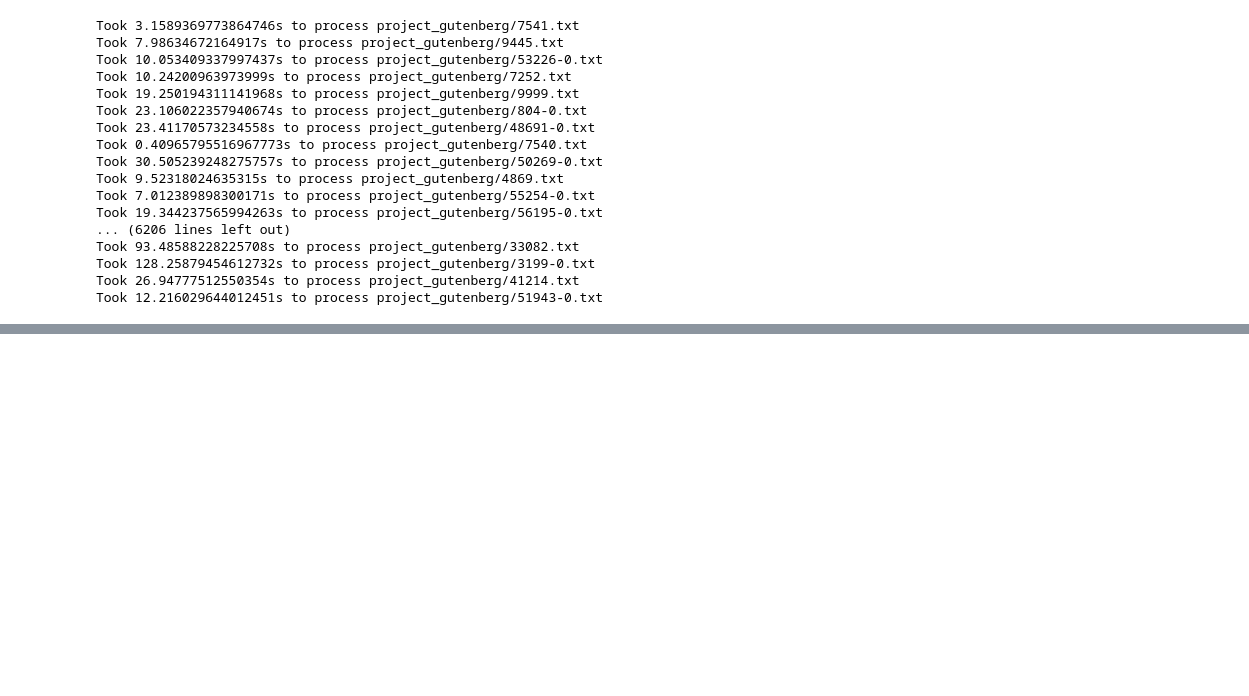
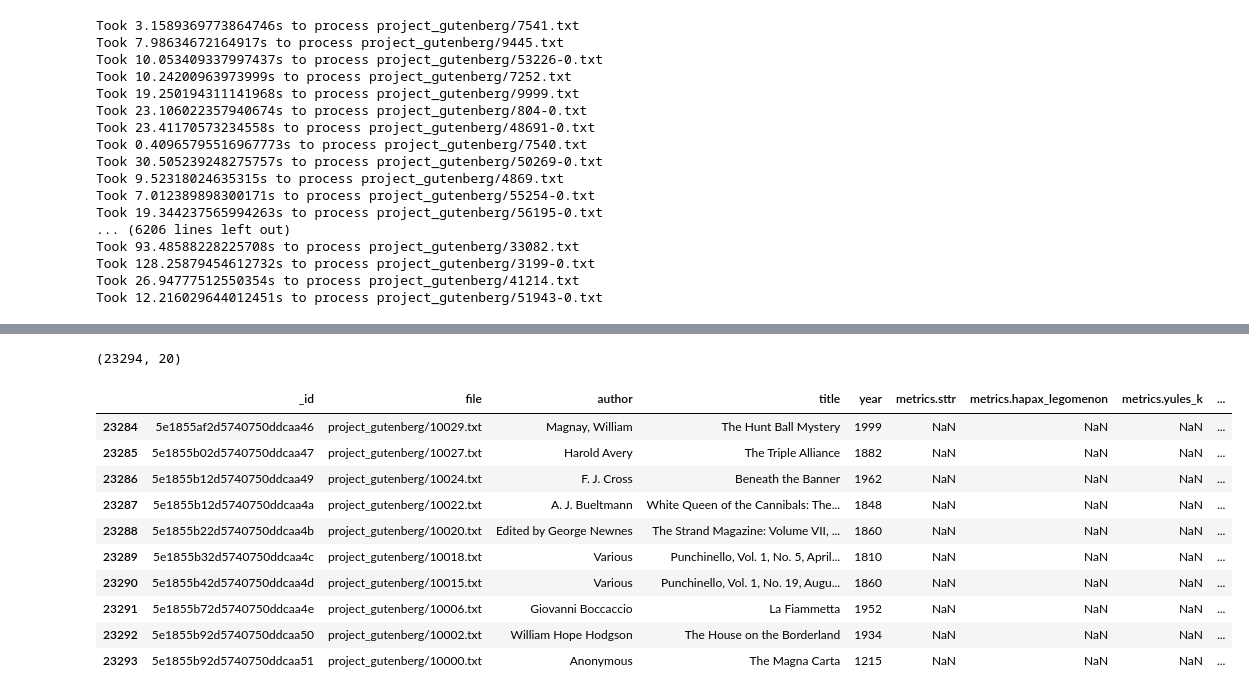
Before and after one commit to michaeleby1/stylometric-analysis-project-gutenberg, a Jupyter notebook: feature_engineering.ipynb, the cells around one changed output, grey strips where cells are left out. Cells and saved outputs as stored; diff of their text form; code cells hidden in the pictures; blank space fills up the shorter version.

Commit message:
metrics csv

```diff
--- a/feature_engineering.ipynb
+++ b/feature_engineering.ipynb
@@ -137,0 +150,23 @@ filelist[:5]
+# %%
+import pandas as pd
+from pandas.io.json import json_normalize
+datapoints = list(collection.find({}, {'text': 0}))
+df = pd.DataFrame(json_normalize(datapoints))
+df.head()
+print(df.shape)
+# %% [output]
+(23294, 20)
+# %%
+df.tail(10)
+# %% [output]
+|  | _id | file | author | title | year | metrics.sttr | metrics.hapax_legomenon | metrics.yules_k | ... |
+| 23284 | 5e1855af2d5740750ddcaa46 | project_gutenberg/10029.txt | Magnay, William | The Hunt Ball Mystery | 1999 | NaN | NaN | NaN | ... |
+| 23285 | 5e1855b02d5740750ddcaa47 | project_gutenberg/10027.txt | Harold Avery | The Triple Alliance | 1882 | NaN | NaN | NaN | ... |
+| 23286 | 5e1855b12d5740750ddcaa49 | project_gutenberg/10024.txt | F. J. Cross | Beneath the Banner | 1962 | NaN | NaN | NaN | ... |
+| 23287 | 5e1855b12d5740750ddcaa4a | project_gutenberg/10022.txt | A. J. Bueltmann | White Queen of the Cannibals: The... | 1848 | NaN | NaN | NaN | ... |
+| 23288 | 5e1855b22d5740750ddcaa4b | project_gutenberg/10020.txt | Edited by George Newnes | The Strand Magazine: Volume VII, ... | 1860 | NaN | NaN | NaN | ... |
+| 23289 | 5e1855b32d5740750ddcaa4c | project_gutenberg/10018.txt | Various | Punchinello, Vol. 1, No. 5, April... | 1810 | NaN | NaN | NaN | ... |
+| 23290 | 5e1855b42d5740750ddcaa4d | project_gutenberg/10015.txt | Various | Punchinello, Vol. 1, No. 19, Augu... | 1860 | NaN | NaN | NaN | ... |
+| 23291 | 5e1855b72d5740750ddcaa4e | project_gutenberg/10006.txt | Giovanni Boccaccio | La Fiammetta | 1952 | NaN | NaN | NaN | ... |
+| 23292 | 5e1855b92d5740750ddcaa50 | project_gutenberg/10002.txt | William Hope Hodgson | The House on the Borderland | 1934 | NaN | NaN | NaN | ... |
+| 23293 | 5e1855b92d5740750ddcaa51 | project_gutenberg/10000.txt | Anonymous | The Magna Carta | 1215 | NaN | NaN | NaN | ... |
```
Also changed, not shown: parts of 4 cells of this notebook, 1 other file.
